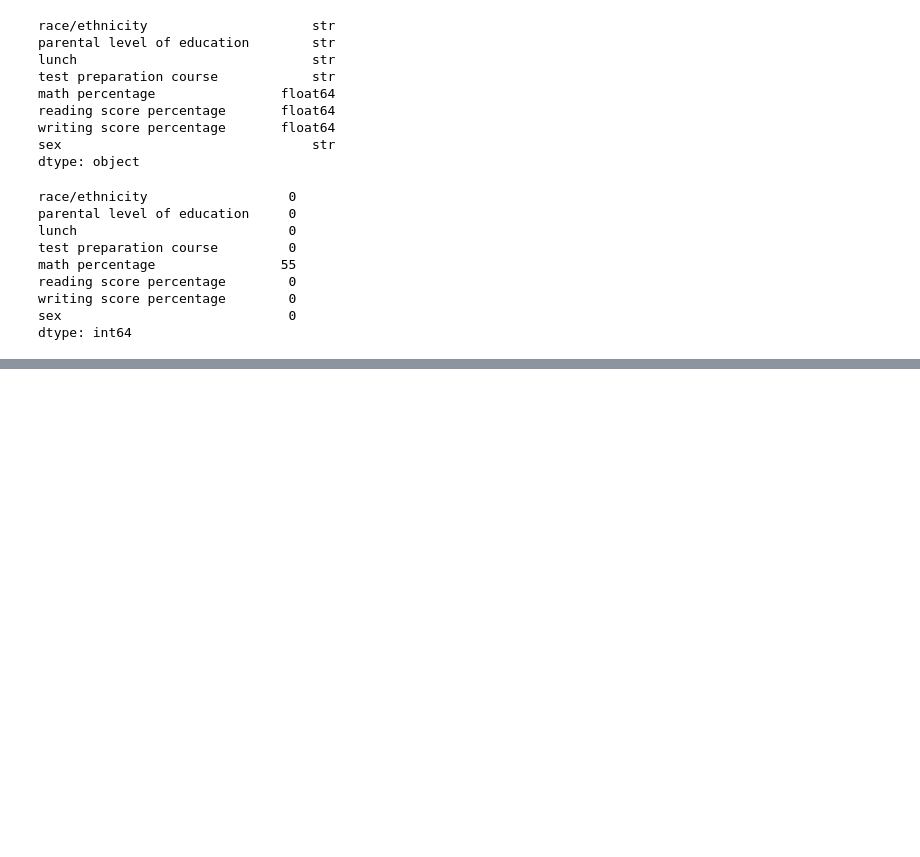
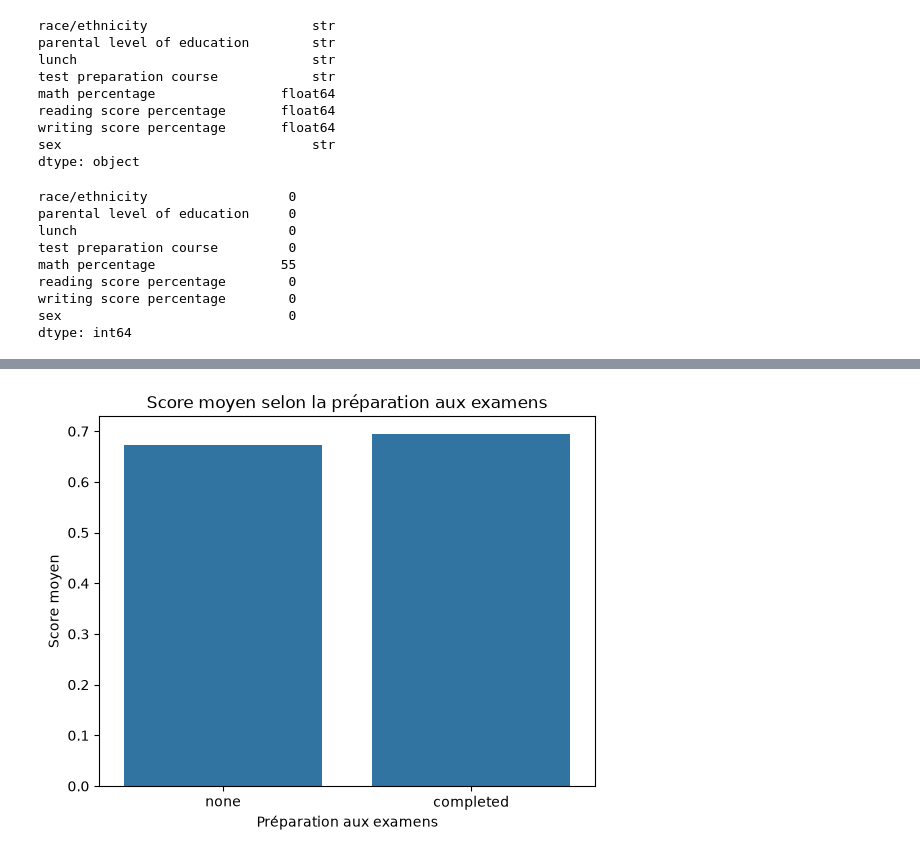
Before and after one commit to damghiziyad-hash/Analyse-de-performance-tudiants-, a Jupyter notebook: traitement.ipynb, the cells around one changed output, grey strips where cells are left out. Cells and saved outputs as stored; diff of their text form; code cells hidden in the pictures; blank space fills up the shorter version.

```diff
--- a/traitement.ipynb
+++ b/traitement.ipynb
@@ -206,0 +281,14 @@ df_enc["score moyen"] = df_enc[score_cols].mean(axis=1)
+# %%
+sns.barplot(
+    data=df_clean,
+    x='test preparation course',
+    y='score moyen',
+    errorbar=None
+)
+
+plt.title('Score moyen selon la préparation aux examens')
+plt.xlabel('Préparation aux examens')
+plt.ylabel('Score moyen')
+plt.show()
+# %% [output]
+[figure, added]
```
Also changed, not shown: parts of 18 cells of this notebook, 1 other file.
